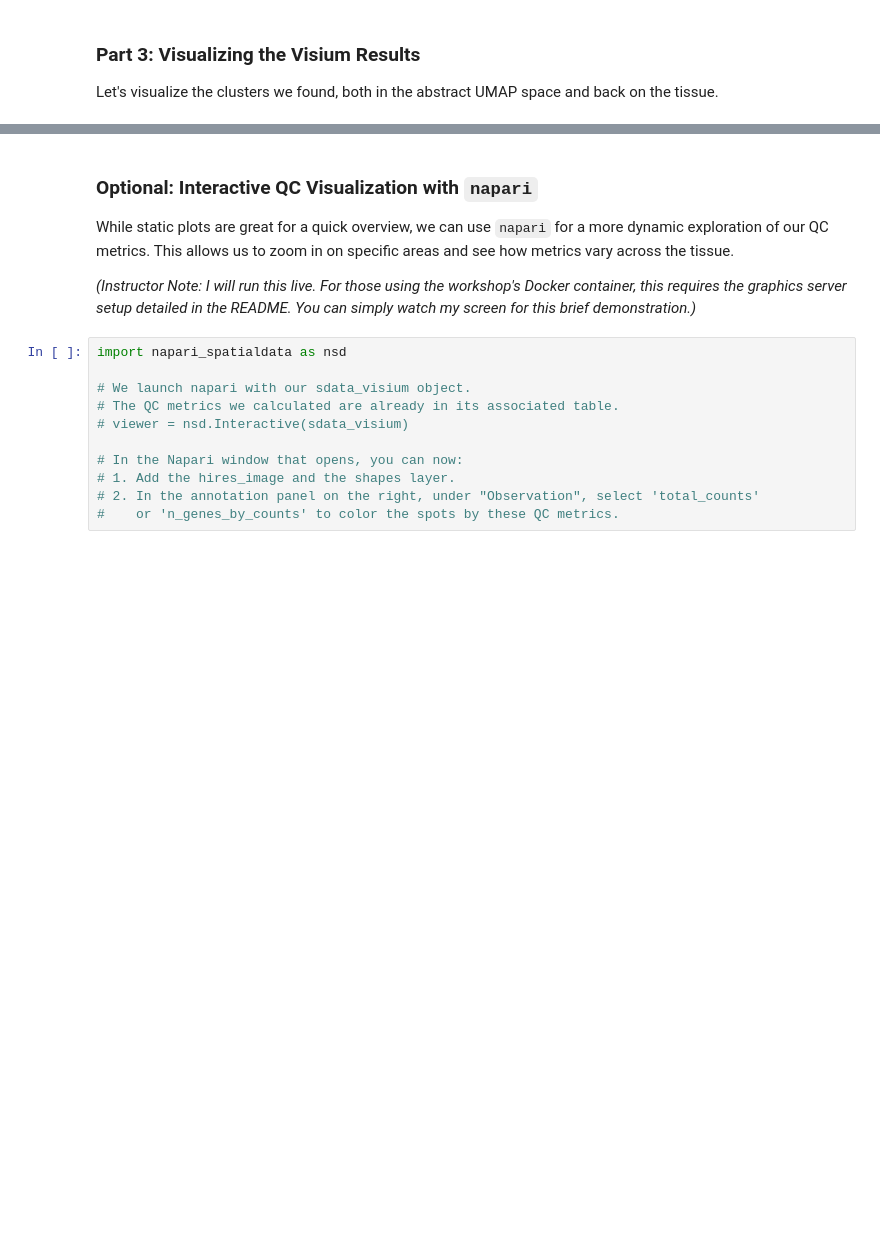
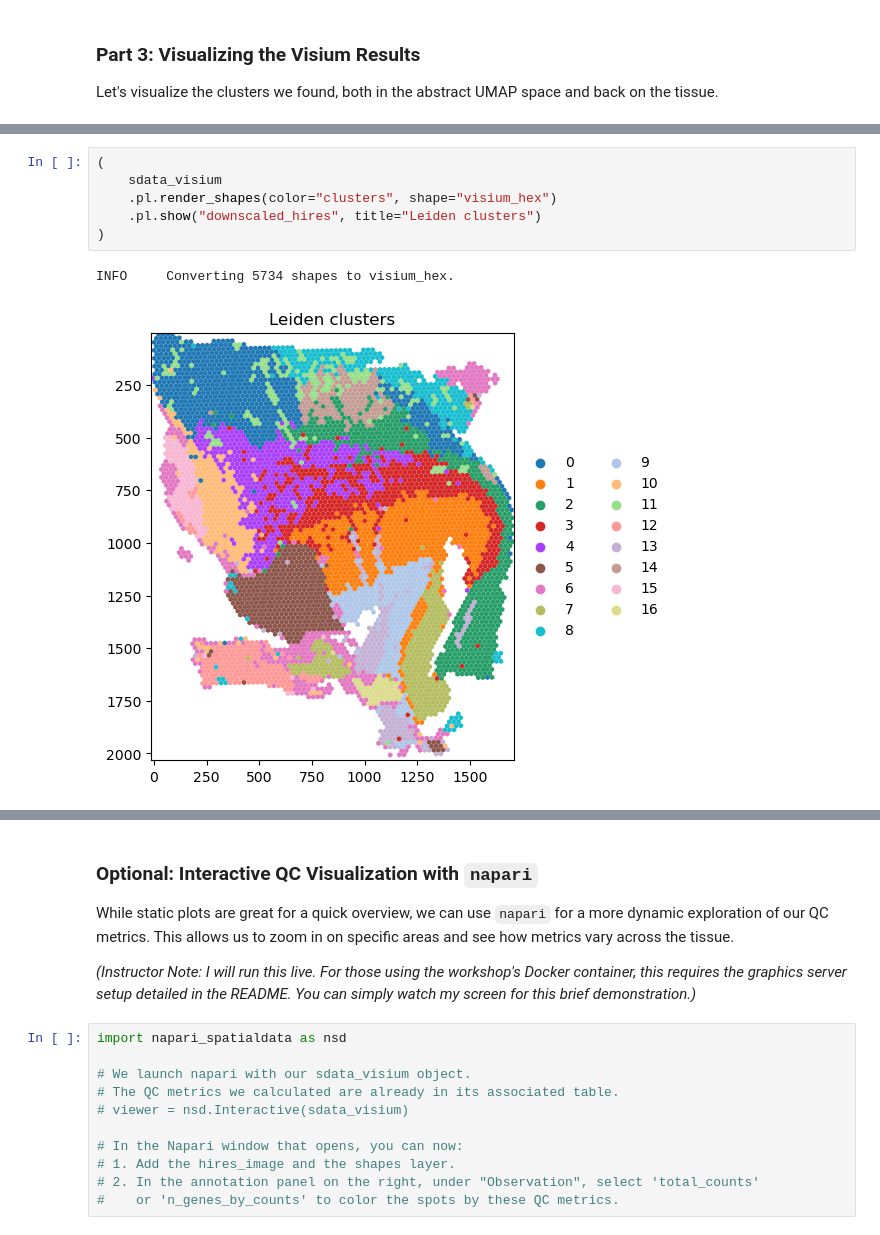
Before and after one commit to ccb-hms/Spatial-Workshop, a Jupyter notebook: notebooks/nb3_preprocessing_and_clustering_with_scanpy.ipynb, the cells around one changed output, grey strips where cells are left out. Cells and saved outputs as stored; diff of their text form; blank space fills up the shorter version.

```diff
--- a/notebooks/nb3_preprocessing_and_clustering_with_scanpy.ipynb
+++ b/notebooks/nb3_preprocessing_and_clustering_with_scanpy.ipynb
@@ -115,3 +180,12 @@ sc.pl.umap(adata_visium, color="clusters", title="Spot Clusters (UMAP)")
+# %%
+(
+    sdata_visium
+    .pl.render_shapes(color="clusters", shape="visium_hex")
+    .pl.show("downscaled_hires", title="Leiden clusters")
+)
+# %% [output]
+INFO     Converting 5734 shapes to visium_hex.
+[figure, added]
 # %%
 # To plot spatially, we'll use our robust matplotlib method again.
 
```
Also changed, not shown: parts of 43 cells of this notebook, 1 other file.
